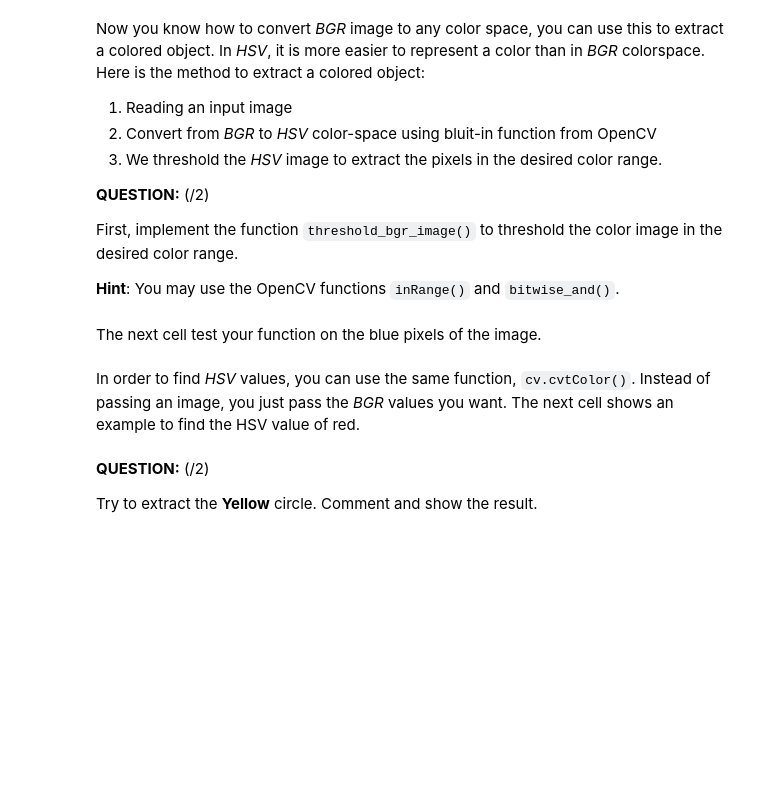
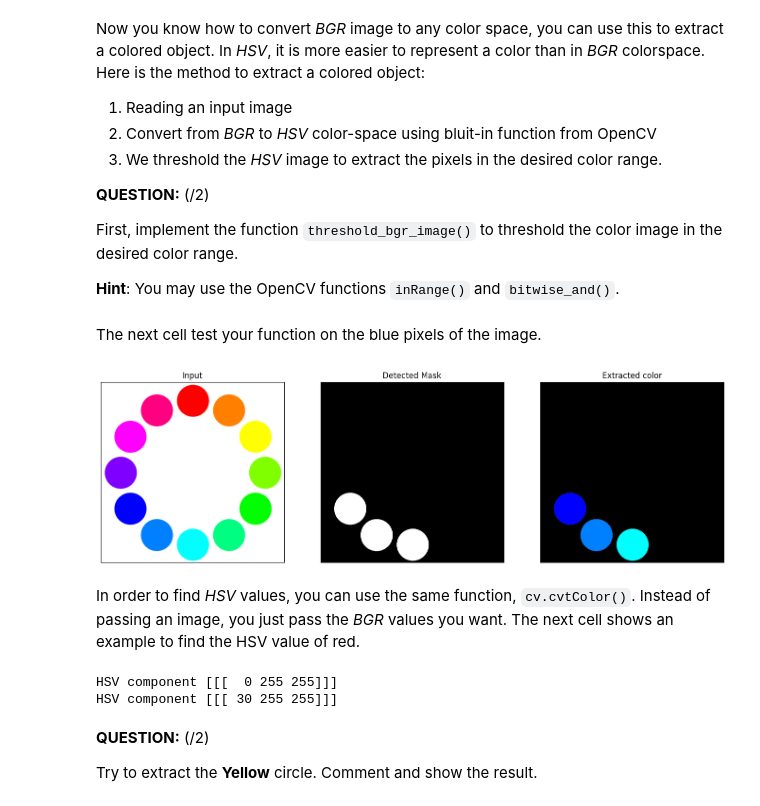
Before and after one commit to SeifLabib/Lab-in-Signal-Image-Processing, a Jupyter notebook: Lab1/01_introduction_image_processing_2024.ipynb, the cells around one changed output. Saved outputs shown, nothing was run; the diff lists cells and outputs as text; code cells hidden in the pictures; blank space fills up the shorter version.

```diff
--- a/Lab1/01_introduction_image_processing_2024.ipynb
+++ b/Lab1/01_introduction_image_processing_2024.ipynb
@@ -171,6 +228,9 @@ def threshold_bgr_image(frame, lower, upper):
     :return res: Segmented image
     :return mask: binary mask
     """
+    converted = cv.cvtColor(frame, cv.COLOR_BGR2HSV)
+    mask = cv.inRange(converted, lower, upper)
+    res = cv.bitwise_and(frame, frame, mask=mask)
 
 
     return res, mask
@@ -178,28 +238,37 @@ def threshold_bgr_image(frame, lower, upper):
 The next cell test your function on the blue pixels of the image.
 # %%
 # 1. Read input
-img = cv.imread(os.path.join('..','data', 'circles_color.png'))
+img = cv.imread(os.path.join('data', 'circles_color.png'))
 
 # 2. Define range of blue color in HSV
 lower = np.asarray([90,120,120])
 upper = np.asarray([130,255,255])
 im, mask = threshold_bgr_image(img, lower, upper)
 
 # 3. Display using subplots
 fig, ax = plt.subplots(1, 3, figsize=(17, 9))
 display_image(img, axes=ax[0])
 ax[0].set_title('Input')
 display_image(mask, axes=ax[1], cmap='gray')
 ax[1].set_title('Detected Mask')
 display_image(im, axes=ax[2])
-ax[2].set_title('Extracted color');
+ax[2].set_title('Extracted color')
 plt.show()
+# %% [output]
+[figure, added]
 # %% [markdown]
 In order to find *HSV* values, you can use the same function, `cv.cvtColor()`. Instead of passing an image, you just pass the *BGR* values you want. The next cell shows an example to find the HSV value of red.
 # %%
 red = np.uint8([[[0, 0, 255 ]]])
 hsv_red = cv.cvtColor(red, cv.COLOR_BGR2HSV)
 print( 'HSV component {}'.format(hsv_red))
+
+yellow = np.uint8([[[0, 255, 255 ]]])
+hsv_yellow = cv.cvtColor(yellow, cv.COLOR_BGR2HSV)
+print( 'HSV component {}'.format(hsv_yellow))
+# %% [output]
+HSV component [[[  0 255 255]]]
+HSV component [[[ 30 255 255]]]
 # %% [markdown]
 **QUESTION:** (/2)
 
```
Also changed, not shown: parts of 13 cells of this notebook.
